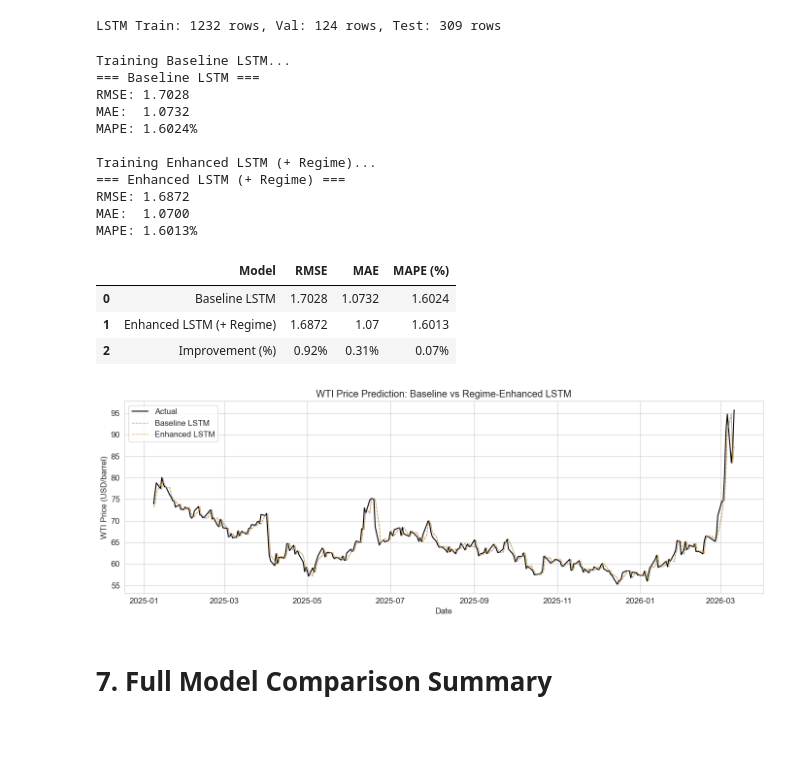
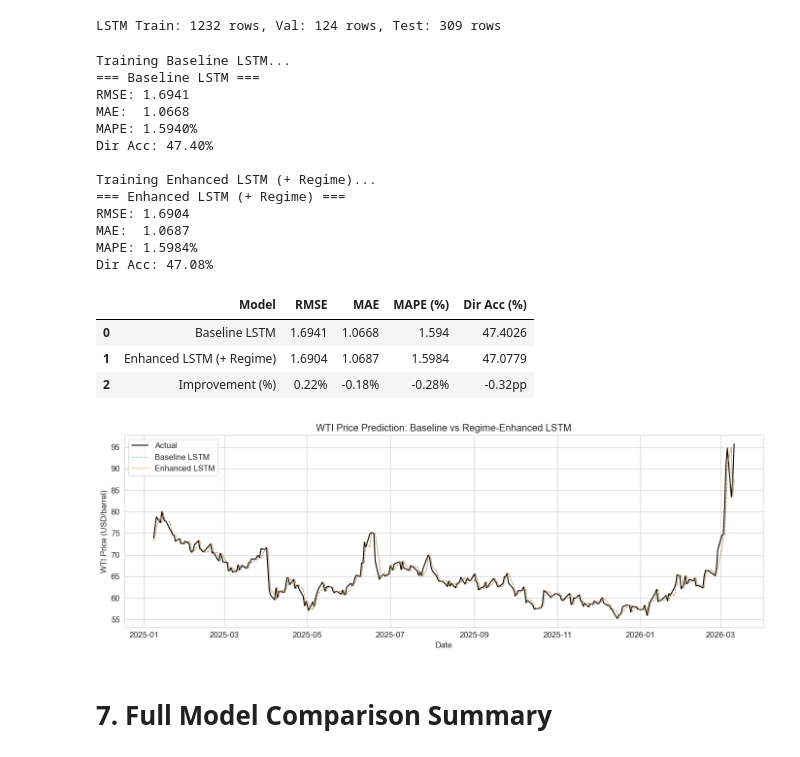
Before and after one commit to zhicongDeng/BTC-ETH-Pairs-Trading, a Jupyter notebook: test_pytorch/claude/02_xgboost_comparison.ipynb, the cells around one changed output. Saved outputs shown, nothing was run; the diff lists cells and outputs as text; code cells hidden in the pictures.

```diff
--- a/test_pytorch/claude/02_xgboost_comparison.ipynb
+++ b/test_pytorch/claude/02_xgboost_comparison.ipynb
@@ -479,11 +493,13 @@ price_pred_lstm_baseline, price_true_lstm = train_lstm(lstm_baseline_features)
 rmse_lstm_baseline = np.sqrt(mean_squared_error(price_true_lstm, price_pred_lstm_baseline))
 mae_lstm_baseline  = mean_absolute_error(price_true_lstm, price_pred_lstm_baseline)
 mape_lstm_baseline = np.mean(np.abs((price_true_lstm - price_pred_lstm_baseline) / price_true_lstm)) * 100
+dir_lstm_baseline  = np.mean(np.sign(np.diff(price_true_lstm)) == np.sign(np.diff(price_pred_lstm_baseline))) * 100
 
 print("=== Baseline LSTM ===")
 print(f"RMSE: {rmse_lstm_baseline:.4f}")
 print(f"MAE:  {mae_lstm_baseline:.4f}")
 print(f"MAPE: {mape_lstm_baseline:.4f}%")
+print(f"Dir Acc: {dir_lstm_baseline:.2f}%")
 
 print("\nTraining Enhanced LSTM (+ Regime)...")
 price_pred_lstm_enhanced, _ = train_lstm(lstm_enhanced_features)
@@ -491,53 +507,59 @@ price_pred_lstm_enhanced, _ = train_lstm(lstm_enhanced_features)
 rmse_lstm_enhanced = np.sqrt(mean_squared_error(price_true_lstm, price_pred_lstm_enhanced))
 mae_lstm_enhanced  = mean_absolute_error(price_true_lstm, price_pred_lstm_enhanced)
 mape_lstm_enhanced = np.mean(np.abs((price_true_lstm - price_pred_lstm_enhanced) / price_true_lstm)) * 100
+dir_lstm_enhanced  = np.mean(np.sign(np.diff(price_true_lstm)) == np.sign(np.diff(price_pred_lstm_enhanced))) * 100
 
 print("=== Enhanced LSTM (+ Regime) ===")
 print(f"RMSE: {rmse_lstm_enhanced:.4f}")
 print(f"MAE:  {mae_lstm_enhanced:.4f}")
 print(f"MAPE: {mape_lstm_enhanced:.4f}%")
+print(f"Dir Acc: {dir_lstm_enhanced:.2f}%")
 # %% [output]
 Training Baseline LSTM...
 === Baseline LSTM ===
-RMSE: 1.7028
-MAE:  1.0732
-MAPE: 1.6024%
+RMSE: 1.6941
+MAE:  1.0668
+MAPE: 1.5940%
+Dir Acc: 47.40%
 
 Training Enhanced LSTM (+ Regime)...
 === Enhanced LSTM (+ Regime) ===
-RMSE: 1.6872
-MAE:  1.0700
-MAPE: 1.6013%
+RMSE: 1.6904
+MAE:  1.0687
+MAPE: 1.5984%
+Dir Acc: 47.08%
 # %%
 lstm_comparison = pd.DataFrame({
-    'Model': ['Baseline LSTM', 'Enhanced LSTM (+ Regime)'],
-    'RMSE': [rmse_lstm_baseline, rmse_lstm_enhanced],
-    'MAE':  [mae_lstm_baseline,  mae_lstm_enhanced],
-    'MAPE (%)': [mape_lstm_baseline, mape_lstm_enhanced]
+    'Model':       ['Baseline LSTM', 'Enhanced LSTM (+ Regime)'],
+    'RMSE':        [rmse_lstm_baseline,  rmse_lstm_enhanced],
+    'MAE':         [mae_lstm_baseline,   mae_lstm_enhanced],
+    'MAPE (%)':    [mape_lstm_baseline,  mape_lstm_enhanced],
+    'Dir Acc (%)': [dir_lstm_baseline,   dir_lstm_enhanced],
 }).round(4)
 lstm_comparison.loc[2] = [
     'Improvement (%)',
     f"{(rmse_lstm_baseline - rmse_lstm_enhanced) / rmse_lstm_baseline * 100:.2f}%",
     f"{(mae_lstm_baseline  - mae_lstm_enhanced)  / mae_lstm_baseline  * 100:.2f}%",
-    f"{(mape_lstm_baseline - mape_lstm_enhanced) / mape_lstm_baseline * 100:.2f}%"
+    f"{(mape_lstm_baseline - mape_lstm_enhanced) / mape_lstm_baseline * 100:.2f}%",
+    f"{dir_lstm_enhanced - dir_lstm_baseline:.2f}pp",
 ]
 display(lstm_comparison)
 
 # LSTM prediction plot
 n_test = len(price_pred_lstm_baseline)
 test_dates_l = lstm_df['observation_date'].values[split_idx_l - 1 : split_idx_l - 1 + n_test]
 fig, ax = plt.subplots(figsize=(14, 5))
 ax.plot(test_dates_l, price_true_lstm,           color='black',     linewidth=1.5, label='Actual')
 ax.plot(test_dates_l, price_pred_lstm_baseline,  color='steelblue', linewidth=1, linestyle='--', label='Baseline LSTM', alpha=0.7)
 ax.plot(test_dates_l, price_pred_lstm_enhanced,  color='darkorange',linewidth=1, linestyle='--', label='Enhanced LSTM', alpha=0.7)
 ax.set_xlabel('Date'); ax.set_ylabel('WTI Price (USD/barrel)')
 ax.set_title('WTI Price Prediction: Baseline vs Regime-Enhanced LSTM')
 ax.legend(); plt.tight_layout(); plt.show()
 # %% [output]
-|  | Model | RMSE | MAE | MAPE (%) |
-| 0 | Baseline LSTM | 1.7028 | 1.0732 | 1.6024 |
-| 1 | Enhanced LSTM (+ Regime) | 1.6872 | 1.07 | 1.6013 |
-| 2 | Improvement (%) | 0.92% | 0.31% | 0.07% |
+|  | Model | RMSE | MAE | MAPE (%) | Dir Acc (%) |
+| 0 | Baseline LSTM | 1.6941 | 1.0668 | 1.594 | 47.4026 |
+| 1 | Enhanced LSTM (+ Regime) | 1.6904 | 1.0687 | 1.5984 | 47.0779 |
+| 2 | Improvement (%) | 0.22% | -0.18% | -0.28% | -0.32pp |
 [figure]
 # %% [markdown]
 # 7. Full Model Comparison Summary
```
Also changed, not shown: parts of 8 cells of this notebook.
